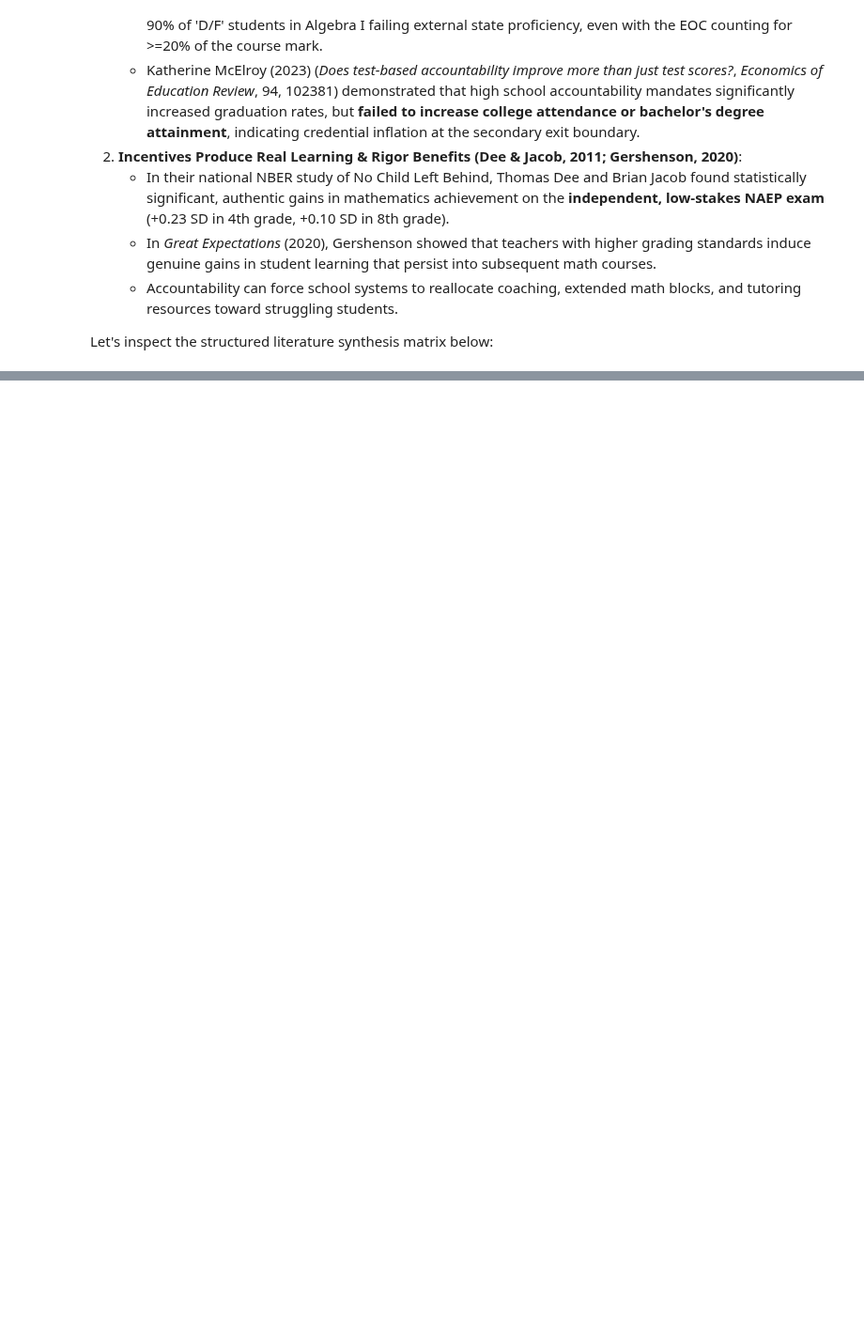
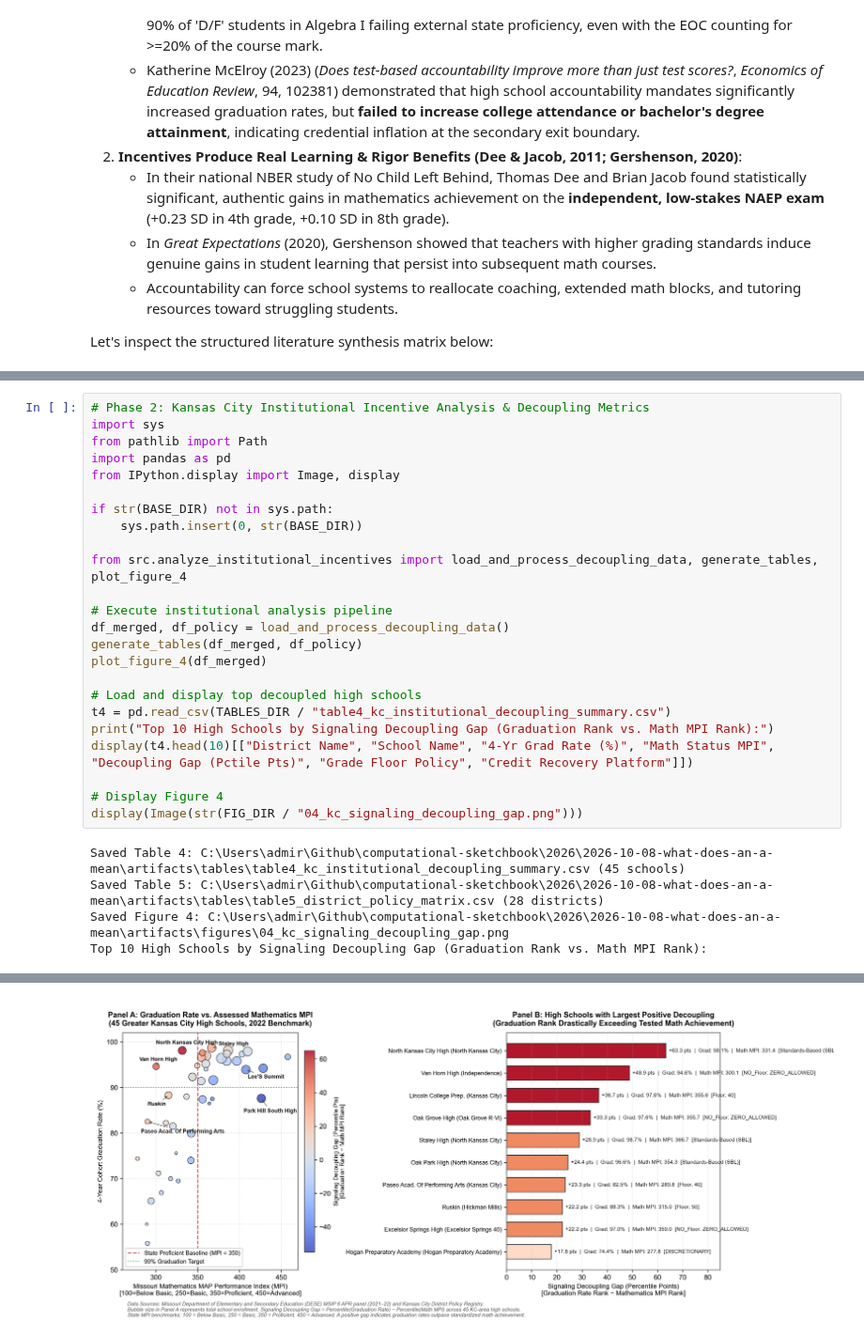
Before and after one commit to admiralorbiter/computational-sketchbook, a Jupyter notebook: 2026/2026-10-08-what-does-an-a-mean/notebooks/01_what_does_an_a_mean.ipynb, the cells around one changed output, grey strips where cells are left out. Shown at 94% size. Drawn from its saved outputs; the diff is of its cells as text; blank space fills up the shorter version.

```diff
--- a/2026/2026-10-08-what-does-an-a-mean/notebooks/01_what_does_an_a_mean.ipynb
+++ b/2026/2026-10-08-what-does-an-a-mean/notebooks/01_what_does_an_a_mean.ipynb
@@ -369,0 +369,29 @@ To move beyond descriptive correlations and investigate the actual institutional
+# %%
+# Phase 2: Kansas City Institutional Incentive Analysis & Decoupling Metrics
+import sys
+from pathlib import Path
+import pandas as pd
+from IPython.display import Image, display
+
+if str(BASE_DIR) not in sys.path:
+    sys.path.insert(0, str(BASE_DIR))
+
+from src.analyze_institutional_incentives import load_and_process_decoupling_data, generate_tables, plot_figure_4
+
+# Execute institutional analysis pipeline
+df_merged, df_policy = load_and_process_decoupling_data()
+generate_tables(df_merged, df_policy)
+plot_figure_4(df_merged)
+
+# Load and display top decoupled high schools
+t4 = pd.read_csv(TABLES_DIR / "table4_kc_institutional_decoupling_summary.csv")
+print("Top 10 High Schools by Signaling Decoupling Gap (Graduation Rank vs. Math MPI Rank):")
+display(t4.head(10)[["District Name", "School Name", "4-Yr Grad Rate (%)", "Math Status MPI", "Decoupling Gap (Pctile Pts)", "Grade Floor Policy", "Credit Recovery Platform"]])
+
+# Display Figure 4
+display(Image(str(FIG_DIR / "04_kc_signaling_decoupling_gap.png")))
+# %% [output]
+Saved Table 4: C:\Users\admir\Github\computational-sketchbook\2026\2026-10-08-what-does-an-a-mean\artifacts\tables\table4_kc_institutional_decoupling_summary.csv (45 schools)
+Saved Table 5: C:\Users\admir\Github\computational-sketchbook\2026\2026-10-08-what-does-an-a-mean\artifacts\tables\table5_district_policy_matrix.csv (28 districts)
+Saved Figure 4: C:\Users\admir\Github\computational-sketchbook\2026\2026-10-08-what-does-an-a-mean\artifacts\figures\04_kc_signaling_decoupling_gap.png
+Top 10 High Schools by Signaling Decoupling Gap (Graduation Rank vs. Math MPI Rank):
@@ -369,0 +409 @@ To move beyond descriptive correlations and investigate the actual institutional
+[figure, added]
```
Also changed, not shown: parts of 4 cells of this notebook, 13 other files.
